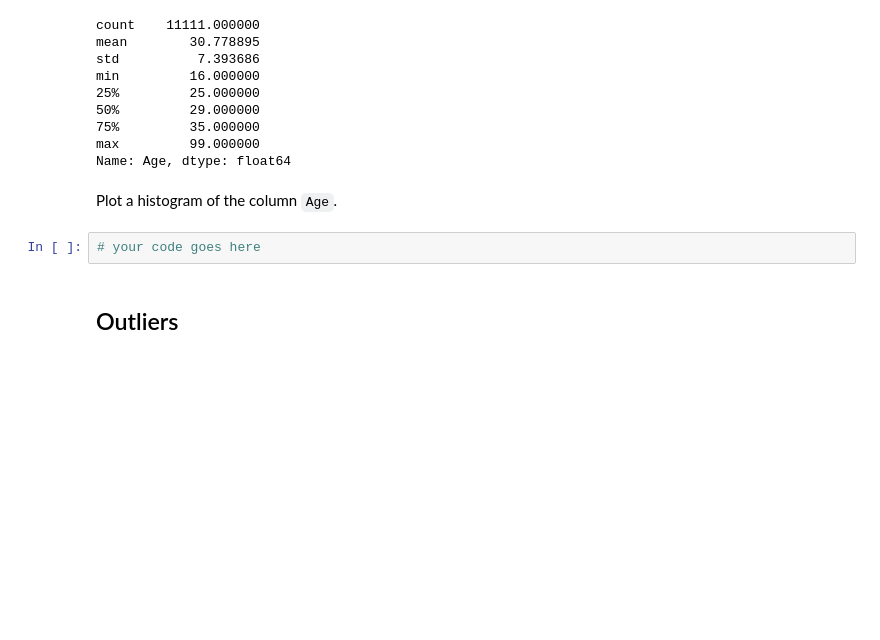
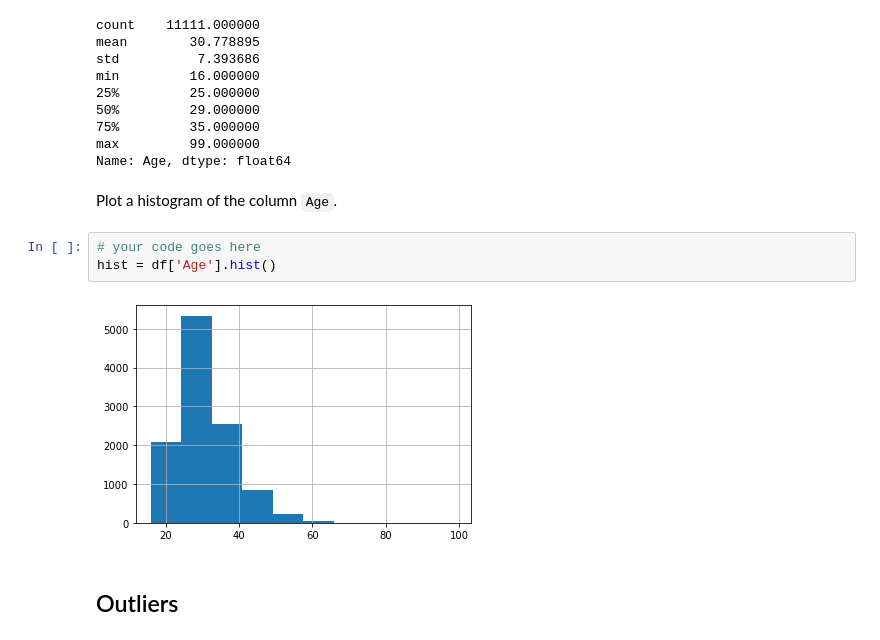
Before and after one commit to SyllabusRomeo/IBM-Data-Analyst, a Jupyter notebook: M3ExploratoryDataAnalysis-lab.ipynb, the cells around one changed output. Drawn from its saved outputs; the diff is of its cells as text; blank space fills up the shorter version.

```diff
--- a/M3ExploratoryDataAnalysis-lab.ipynb
+++ b/M3ExploratoryDataAnalysis-lab.ipynb
@@ -126,6 +126,9 @@ Name: Age, dtype: float64
 Plot a histogram of the column `Age`.
 # %%
 # your code goes here
+hist = df['Age'].hist()
+# %% [output]
+[figure, added]
 # %% [markdown]
 ## Outliers
 # %% [markdown]
```
Also changed, not shown: parts of 9 cells of this notebook.
